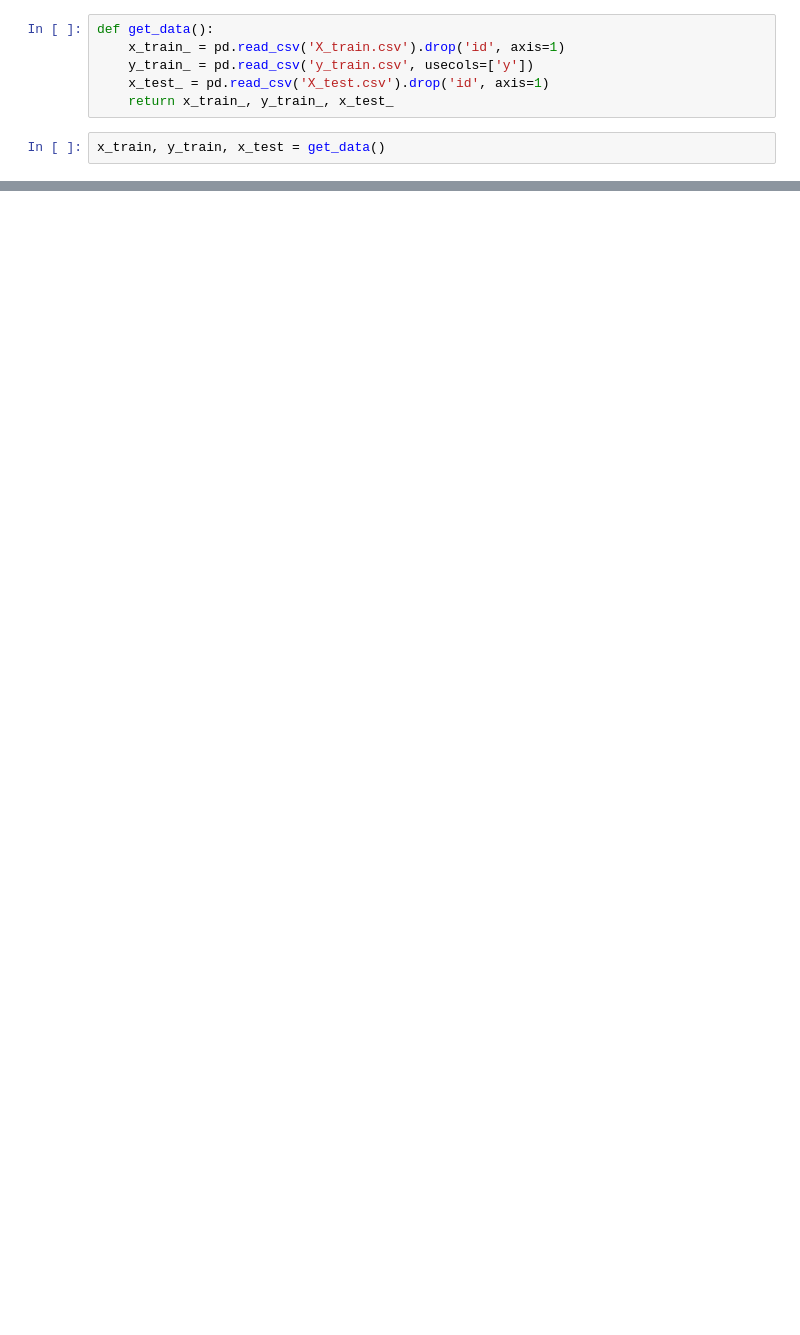
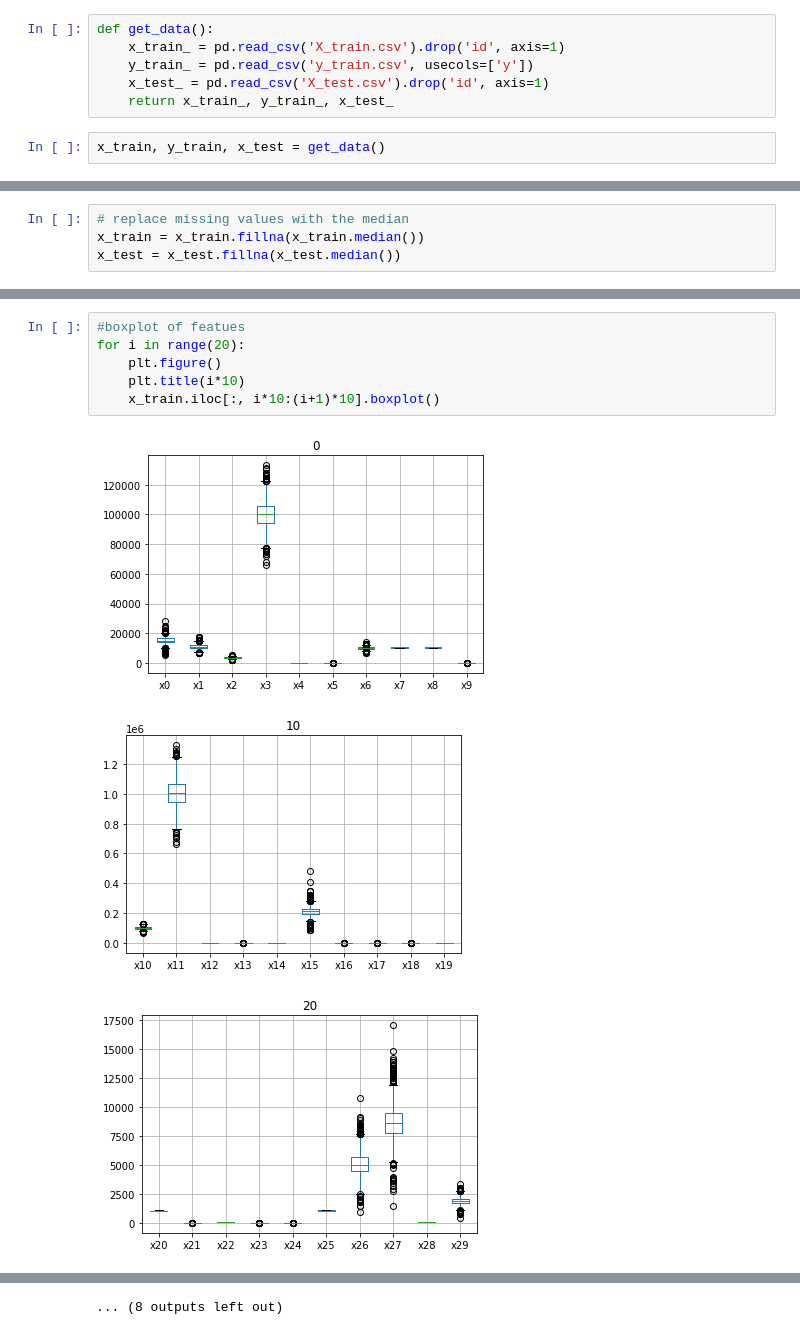
Before and after one commit to tim99fn/aml, a Jupyter notebook: data_inspection.ipynb, the cells around one changed output, grey strips where cells are left out. Drawn from its saved outputs; the diff is of its cells as text; blank space fills up the shorter version.

```diff
--- a/data_inspection.ipynb
+++ b/data_inspection.ipynb
@@ -18,0 +18,4 @@ array([[<AxesSubplot:title={'center':'y'}>]], dtype=object)
+# %%
+# replace missing values with the median
+x_train = x_train.fillna(x_train.median())
+x_test = x_test.fillna(x_test.median())
@@ -18,0 +35,10 @@ array([[<AxesSubplot:title={'center':'y'}>]], dtype=object)
+# %%
+#boxplot of featues
+for i in range(20):
+    plt.figure()
+    plt.title(i*10)
+    x_train.iloc[:, i*10:(i+1)*10].boxplot()
+# %% [output]
+[figure, added]
+[figure, added]
+[figure, added]
@@ -18,0 +54 @@ array([[<AxesSubplot:title={'center':'y'}>]], dtype=object)
+... (8 outputs left out)
```
Also changed, not shown: parts of 7 cells of this notebook.
